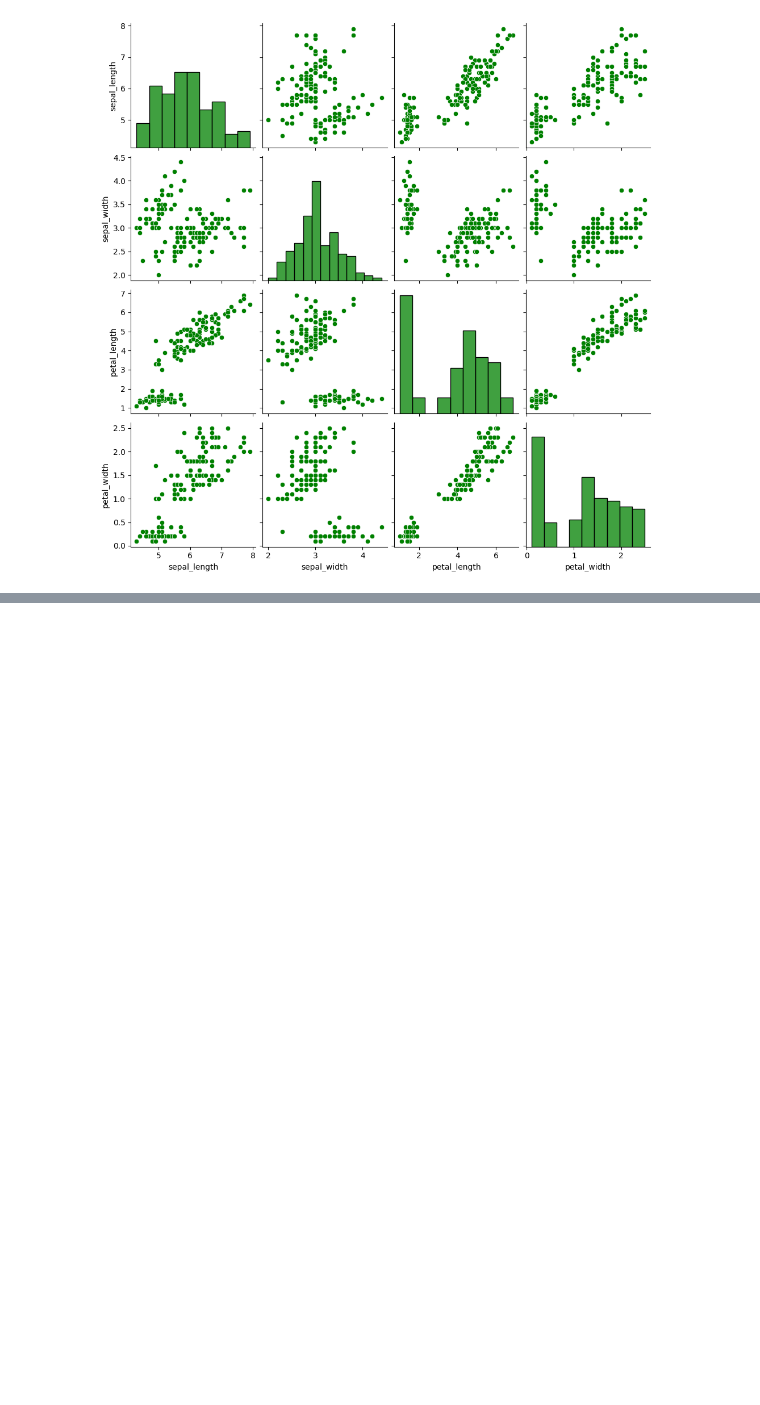
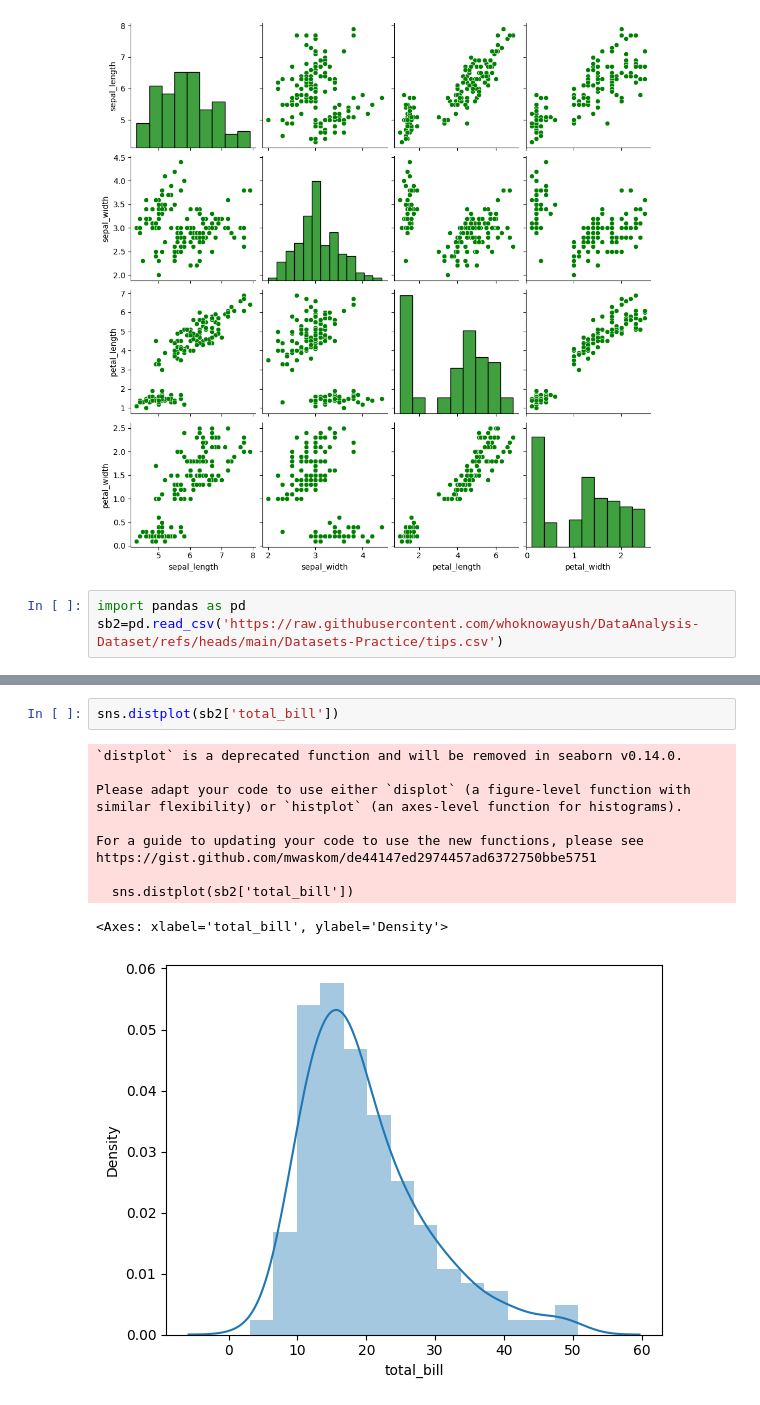
Before and after one commit to dpkasahu/numpy, a Jupyter notebook: Seaborn.ipynb, the cells around one changed output, grey strips where cells are left out. Saved outputs shown, nothing was run; the diff lists cells and outputs as text; blank space fills up the shorter version.

```diff
--- a/Seaborn.ipynb
+++ b/Seaborn.ipynb
@@ -114,3 +114,6 @@ sns.pairplot(sb1, plot_kws={'color':'green'}, diag_kws={'color':'green'})
 # %% [output]
 <seaborn.axisgrid.PairGrid at 0x...>
 [figure]
+# %%
+import pandas as pd
+sb2=pd.read_csv('https://raw.githubusercontent.com/whoknowayush/DataAnalysis-Dataset/refs/heads/main/Datasets-Practice/tips.csv')
@@ -116,0 +136,14 @@ sns.pairplot(sb1, plot_kws={'color':'green'}, diag_kws={'color':'green'})
+# %%
+sns.distplot(sb2['total_bill'])
+# %% [output]
+`distplot` is a deprecated function and will be removed in seaborn v0.14.0.
+
+Please adapt your code to use either `displot` (a figure-level function with
+similar flexibility) or `histplot` (an axes-level function for histograms).
+
+For a guide to updating your code to use the new functions, please see
+https://gist.github.com/mwaskom/de44147ed2974457ad6372750bbe5751
+
+  sns.distplot(sb2['total_bill'])
+<Axes: xlabel='total_bill', ylabel='Density'>
+[figure, added]
```
Also changed, not shown: parts of 3 cells of this notebook.
